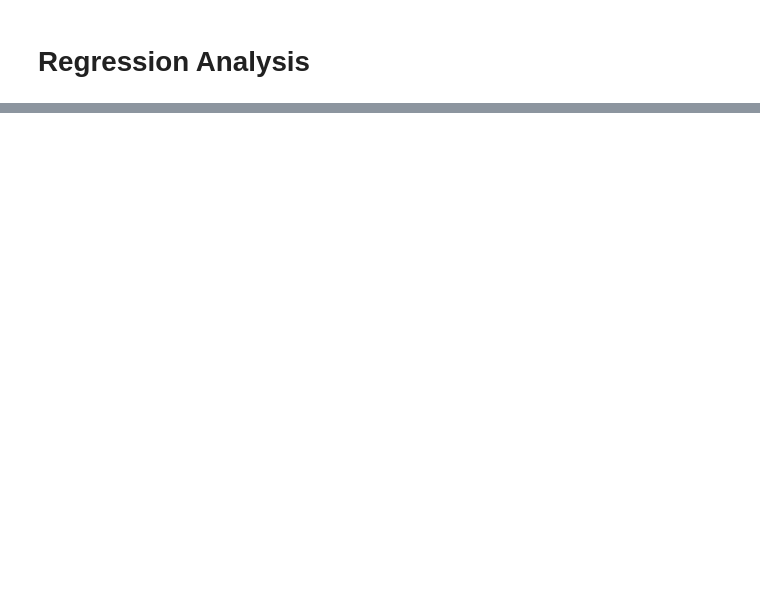
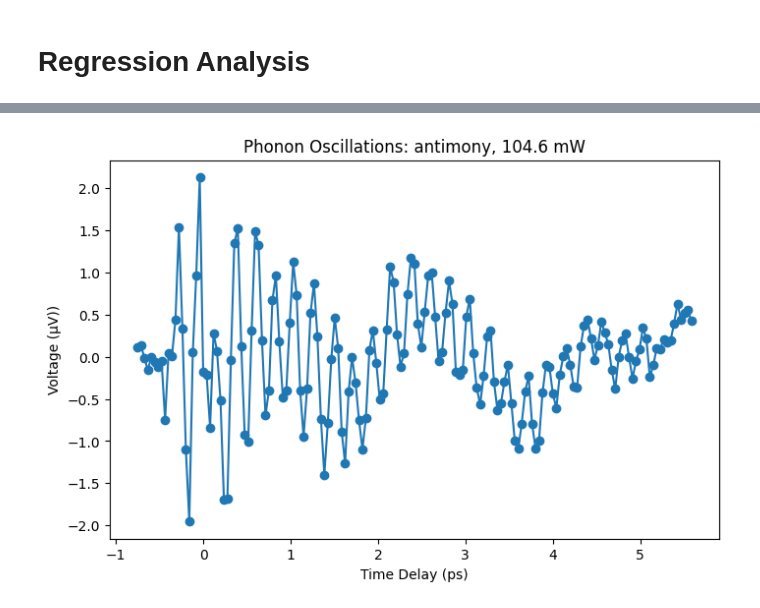
Before and after one commit to nwillen50/Physics_191, a Jupyter notebook: Ultrafast Laser Spectroscopy/Coherent Phonon Generation/regression.ipynb, the cells around one changed output, grey strips where cells are left out. Cells and saved outputs as stored; diff of their text form; code cells hidden in the pictures; blank space fills up the shorter version.

```diff
--- a/Ultrafast Laser Spectroscopy/Coherent Phonon Generation/regression.ipynb
+++ b/Ultrafast Laser Spectroscopy/Coherent Phonon Generation/regression.ipynb
@@ -255,0 +37,3 @@ $$ Q(t) = B\frac{\kappa \Delta n}{\omega_{0}^2}\left(1 - e^{-\gamma t}\cos{\left
+# %%
+def env_model(t, t0, tau0, tau1, A0, A1):
+    return (1/2) * (1 + erf((t-t0)/tau0)) * (A0 * np.exp(-(t-t0)/tau1) + A1)
@@ -255,0 +94,19 @@ $$ Q(t) = B\frac{\kappa \Delta n}{\omega_{0}^2}\left(1 - e^{-\gamma t}\cos{\left
+# %%
+osc = voltage_np-env_model(time_np, t0, tau0, tau1, A0, A1)
+
+# Create and size figure
+fig = plt.figure(figsize=(8,5))
+
+# Plot data
+plt.scatter(time_np, osc)
+plt.plot(time_np, osc)
+
+plt.xlabel("Time Delay (ps)")
+plt.ylabel("Voltage (\u00B5V))")
+plt.title(f"Phonon Oscillations: {metal}, {power} mW")
+
+# fig.savefig(f"antimony_osc.pdf", dpi=300, bbox_inches="tight")
+
+plt.show()
+# %% [output]
+[figure, added]
```
Also changed, not shown: parts of 59 cells of this notebook, 35 other files.
